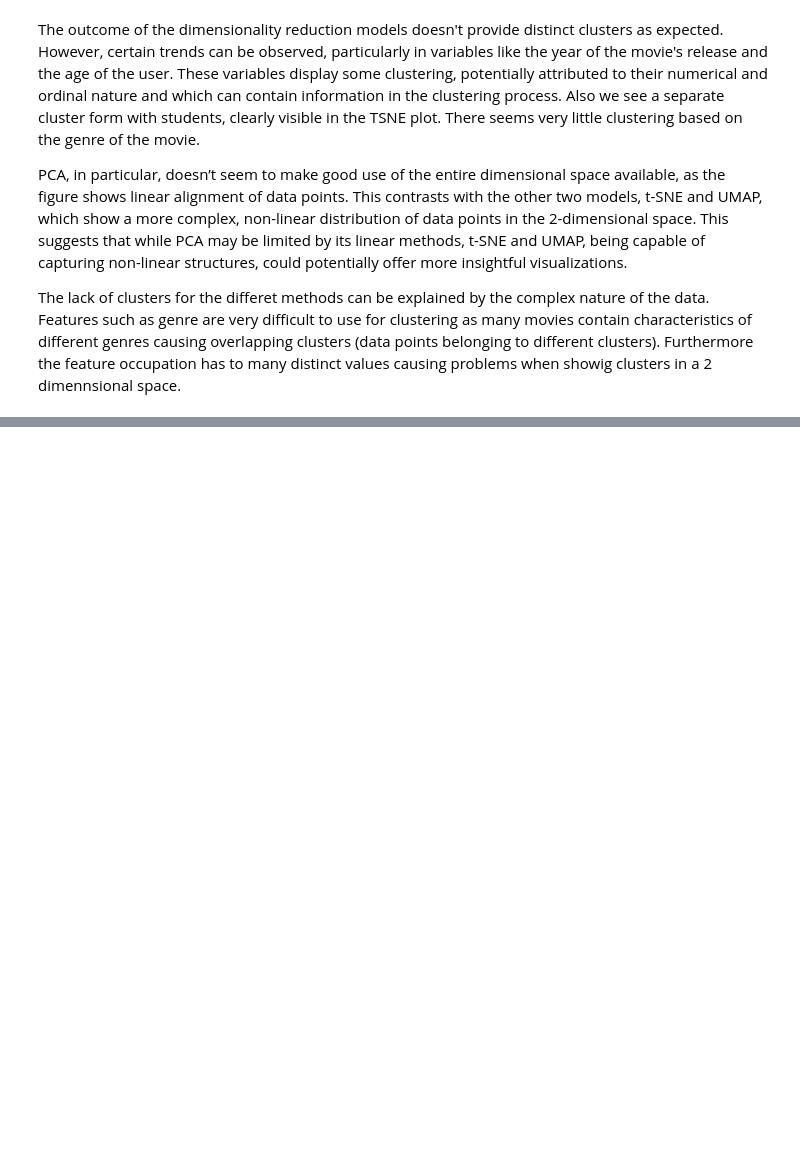
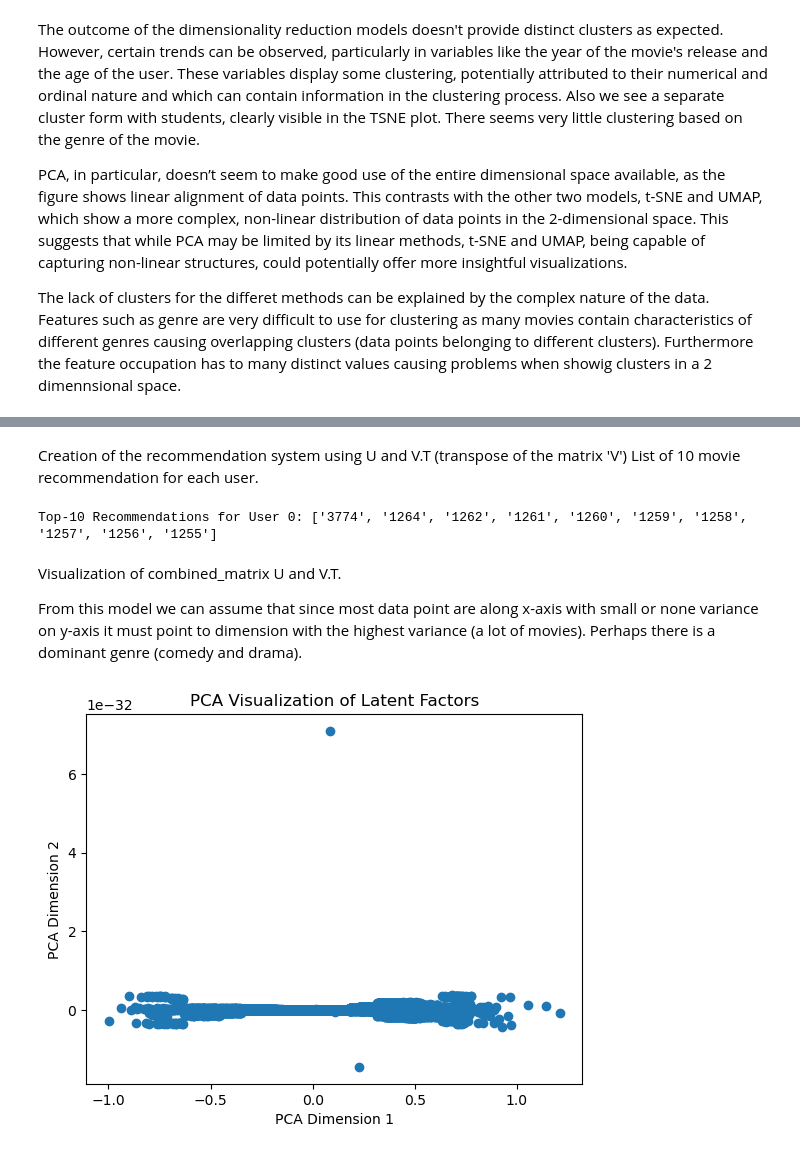
Before and after one commit to vanbuncha/adm, a Jupyter notebook: as1/recom_sys.ipynb, the cells around one changed output, grey strips where cells are left out. Drawn from its saved outputs; the diff is of its cells as text; code cells hidden in the pictures; blank space fills up the shorter version.

Commit message:
UV matrix + code comments

```diff
--- a/as1/recom_sys.ipynb
+++ b/as1/recom_sys.ipynb
@@ -589,0 +662,21 @@ The lack of clusters for the differet methods can be explained by the complex na
+# %%
+# initialize an empty list to store RMSE values for each epoch
+rmse_values = []
+
+# training loop
+for epoch in range(num_epochs):
+    for user in range(num_users):
+        for item in range(num_items):
+            if not np.isnan(user_item_matrix.iloc[user, item]):
+                # calculate the error (difference between actual and predicted rating)
+                error = user_item_matrix.iloc[user, item] - np.dot(U[user, :], V[item, :])
+                # update U and V using gradient descent
+                U[user, :] += learning_rate * (error * V[item, :] - regularization * U[user, :])
+                V[item, :] += learning_rate * (error * U[user, :] - regularization * V[item, :])
+
+    # calculate RMSE at the end of each epoch
+    predicted_ratings = np.dot(U, V.T)
+    rmse = np.sqrt(np.nanmean((user_item_matrix - predicted_ratings) ** 2))
+    rmse_values.append(rmse)
+
+    print(f"Epoch {epoch + 1}/{num_epochs}, RMSE: {rmse:.4f}")
@@ -589,0 +722,58 @@ The lack of clusters for the differet methods can be explained by the complex na
+# %% [markdown]
+Creation of the recommendation system using U and V.T (transpose of the matrix 'V') List of 10 movie recommendation for each user.
+# %%
+# number of top recommendations for each user
+top_n = 10
+
+# create an empty dictionary to store recommendations for each user
+recommendations = {}
+
+# calculate predicted ratings for all user-item pairs
+predicted_ratings = np.dot(U, V.T)
+
+# get the number of users and items
+num_users, num_items = predicted_ratings.shape
+
+# loop through users to generate top-N recommendations
+for user in range(num_users):
+    # find items the user has already interacted with
+    user_interactions = user_item_matrix[user, :]
+
+    # exclude items that the user has already interacted with
+    predicted_ratings[user, user_interactions.nonzero()] = -1
+
+    # get indices of the top-N items with the highest predicted ratings
+    top_indices = np.argsort(predicted_ratings[user])[::-1][:top_n]
+
+    # get the actual movie IDs from the indices
+    top_movie_ids = [item_id_mapping[index] for index in top_indices]
+
+    # store the top-N recommendations for current user
+    recommendations[user] = top_movie_ids
+
+
+user_id = 0
+user_recommendations = recommendations[user_id]
+print(f"Top-{top_n} Recommendations for User {user_id}: {user_recommendations}")
+# %% [output]
+Top-10 Recommendations for User 0: ['3774', '1264', '1262', '1261', '1260', '1259', '1258', '1257', '1256', '1255']
+# %% [markdown]
+Visualization of combined_matrix U and V.T.
+
+From this model we can assume that since most data point are along x-axis with small or none variance on y-axis it must point to dimension with the highest variance (a lot of movies). Perhaps there is a dominant genre (comedy and drama).
+# %%
+# Combine user and item matrices (U and V) if needed
+combined_matrix = np.concatenate((U, V), axis=0)
+
+# Apply PCA for dimension reduction
+pca = PCA(n_components=2)  # Reduce to 2 dimensions
+reduced_matrix = pca.fit_transform(combined_matrix)
+
+# Plot the reduced matrix
+plt.scatter(reduced_matrix[:, 0], reduced_matrix[:, 1])
+plt.xlabel('PCA Dimension 1')
+plt.ylabel('PCA Dimension 2')
+plt.title('PCA Visualization of Latent Factors')
+plt.show()
+# %% [output]
+[figure, added]
```
Also changed, not shown: parts of 29 cells of this notebook.
